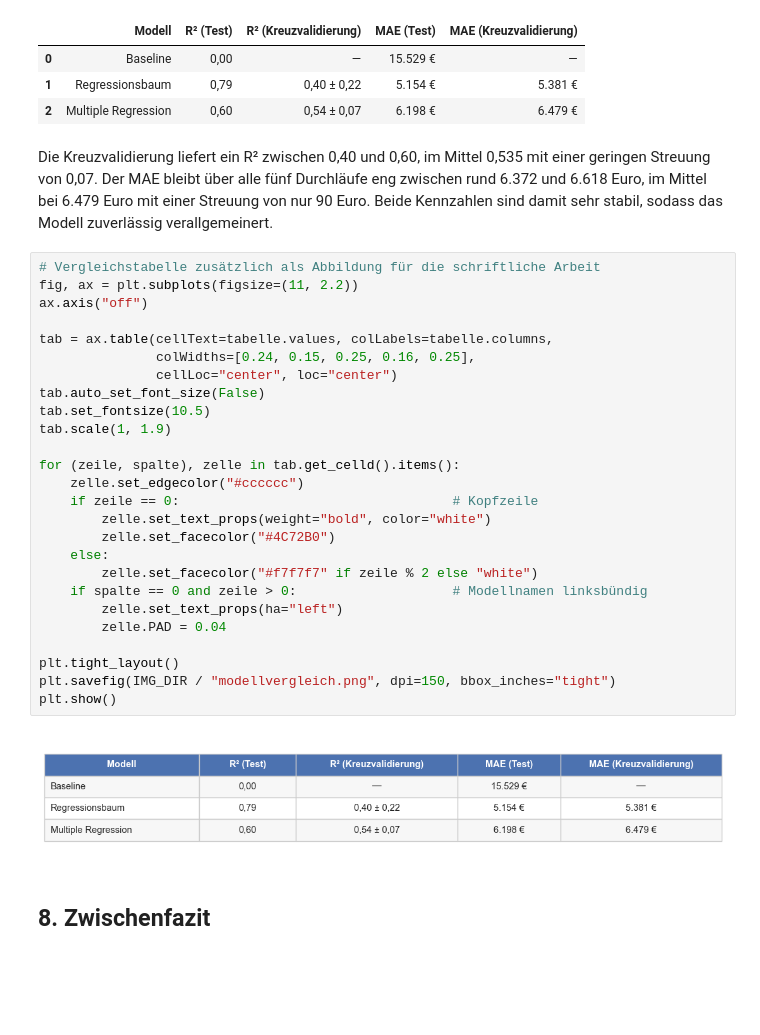
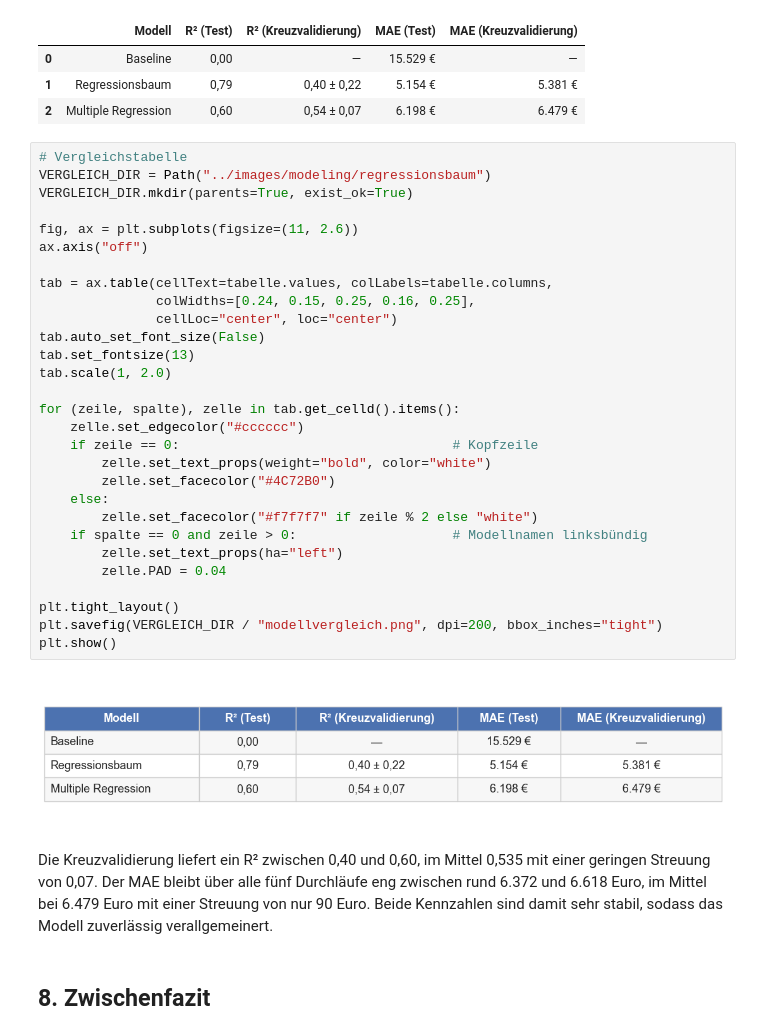
Before and after one commit to 1Zippel4/preisanalyse-autoscout24, a Jupyter notebook: notebooks/03_multiple_regression.ipynb, the cells around one changed output. Drawn from its saved outputs; the diff is of its cells as text; blank space fills up the shorter version.

```diff
--- a/notebooks/03_multiple_regression.ipynb
+++ b/notebooks/03_multiple_regression.ipynb
@@ -334,36 +334,39 @@ tabelle
 | 0 | Baseline | 0,00 | — | 15.529 € | — |
 | 1 | Regressionsbaum | 0,79 | 0,40 ± 0,22 | 5.154 € | 5.381 € |
 | 2 | Multiple Regression | 0,60 | 0,54 ± 0,07 | 6.198 € | 6.479 € |
+# %%
+# Vergleichstabelle
+VERGLEICH_DIR = Path("../images/modeling/regressionsbaum")
+VERGLEICH_DIR.mkdir(parents=True, exist_ok=True)
+
+fig, ax = plt.subplots(figsize=(11, 2.6))
+ax.axis("off")
+
+tab = ax.table(cellText=tabelle.values, colLabels=tabelle.columns,
+               colWidths=[0.24, 0.15, 0.25, 0.16, 0.25],
+               cellLoc="center", loc="center")
+tab.auto_set_font_size(False)
+tab.set_fontsize(13)
+tab.scale(1, 2.0)
+
+for (zeile, spalte), zelle in tab.get_celld().items():
+    zelle.set_edgecolor("#cccccc")
+    if zeile == 0:                                   # Kopfzeile
+        zelle.set_text_props(weight="bold", color="white")
+        zelle.set_facecolor("#4C72B0")
+    else:
+        zelle.set_facecolor("#f7f7f7" if zeile % 2 else "white")
+    if spalte == 0 and zeile > 0:                    # Modellnamen linksbündig
+        zelle.set_text_props(ha="left")
+        zelle.PAD = 0.04
+
+plt.tight_layout()
+plt.savefig(VERGLEICH_DIR / "modellvergleich.png", dpi=200, bbox_inches="tight")
+plt.show()
+# %% [output]
+[figure, added]
 # %% [markdown]
 Die Kreuzvalidierung liefert ein R² zwischen 0,40 und 0,60, im Mittel 0,535 mit einer geringen Streuung von 0,07. Der MAE bleibt über alle fünf Durchläufe eng zwischen rund 6.372 und 6.618 Euro, im Mittel bei 6.479 Euro mit einer Streuung von nur 90 Euro. Beide Kennzahlen sind damit sehr stabil, sodass das Modell zuverlässig verallgemeinert.
-# %%
-# Vergleichstabelle zusätzlich als Abbildung für die schriftliche Arbeit
-fig, ax = plt.subplots(figsize=(11, 2.2))
-ax.axis("off")
-
-tab = ax.table(cellText=tabelle.values, colLabels=tabelle.columns,
-               colWidths=[0.24, 0.15, 0.25, 0.16, 0.25],
-               cellLoc="center", loc="center")
-tab.auto_set_font_size(False)
-tab.set_fontsize(10.5)
-tab.scale(1, 1.9)
-
-for (zeile, spalte), zelle in tab.get_celld().items():
-    zelle.set_edgecolor("#cccccc")
-    if zeile == 0:                                   # Kopfzeile
-        zelle.set_text_props(weight="bold", color="white")
-        zelle.set_facecolor("#4C72B0")
-    else:
-        zelle.set_facecolor("#f7f7f7" if zeile % 2 else "white")
-    if spalte == 0 and zeile > 0:                    # Modellnamen linksbündig
-        zelle.set_text_props(ha="left")
-        zelle.PAD = 0.04
-
-plt.tight_layout()
-plt.savefig(IMG_DIR / "modellvergleich.png", dpi=150, bbox_inches="tight")
-plt.show()
-# %% [output]
-[figure, removed]
 # %% [markdown]
 ## 8. Zwischenfazit
 # %% [markdown]
```
Also changed, not shown: parts of 1 cell of this notebook, 1 other file.
